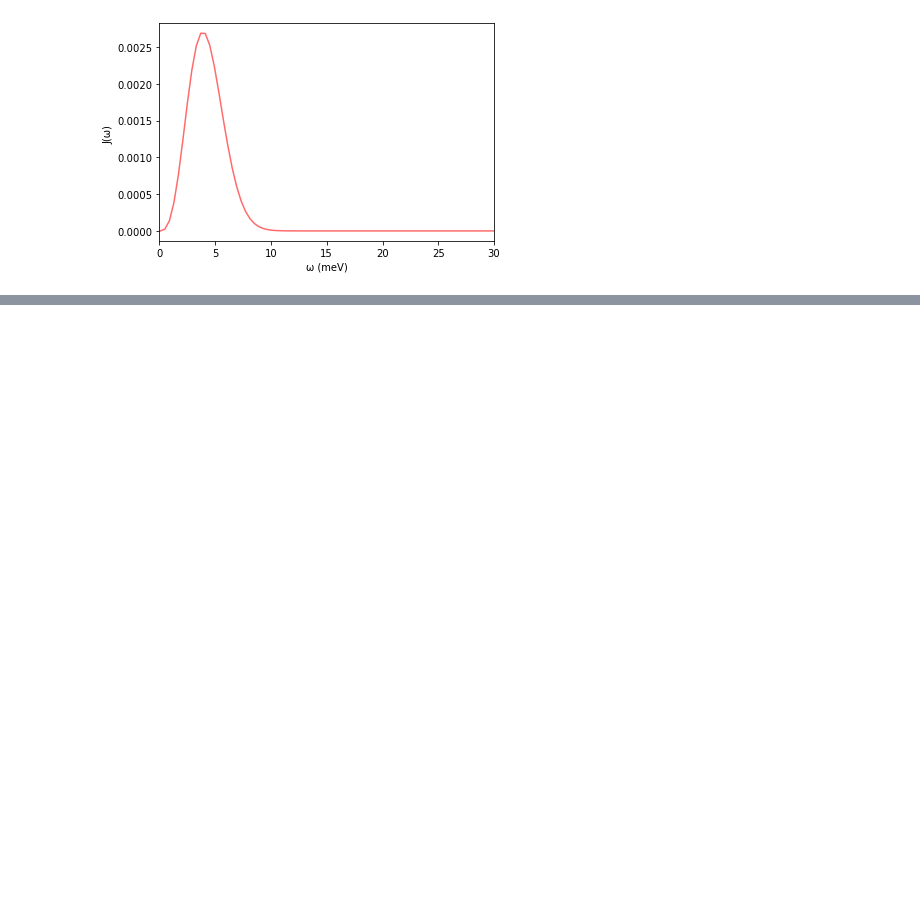
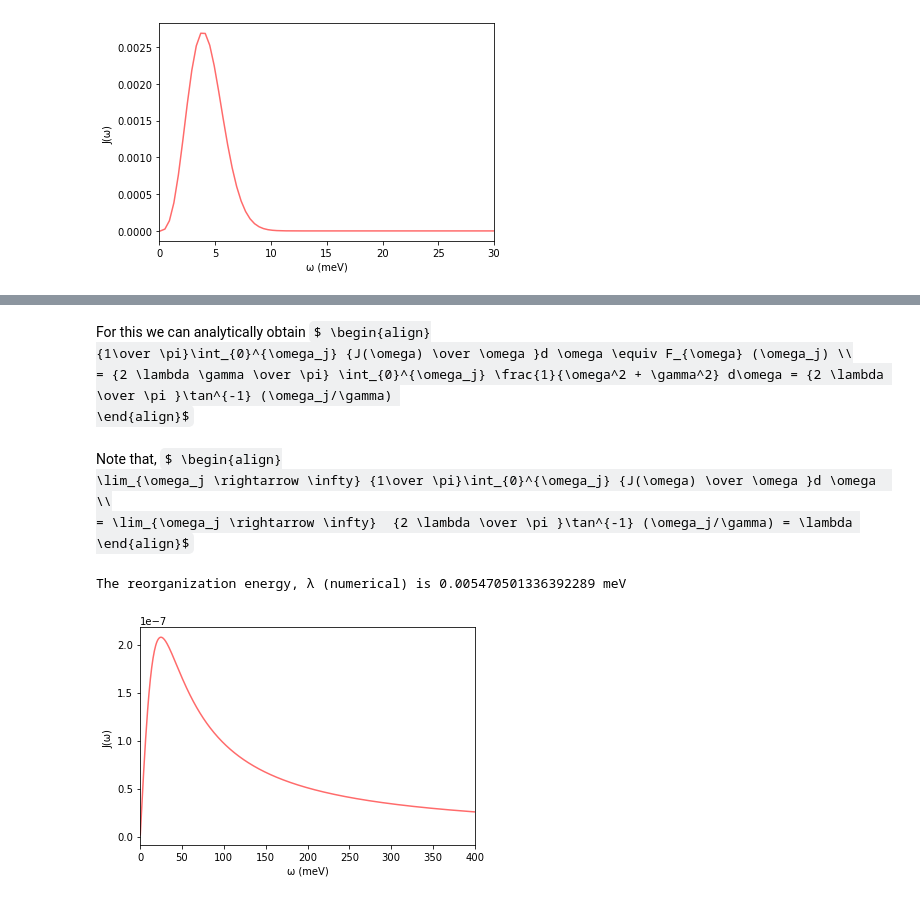
Before and after one commit to arkajitmandal/Bath-Discretization, a Jupyter notebook: bath.ipynb, the cells around one changed output, grey strips where cells are left out. Saved outputs shown, nothing was run; the diff lists cells and outputs as text; code cells hidden in the pictures; some formulas as TeX source; blank space fills up the shorter version.

```diff
--- a/bath.ipynb
+++ b/bath.ipynb
@@ -108,0 +140,33 @@ Total Reorganization Energy = 25.341305749349175 meV
+# %% [markdown]
+For this we  can analytically obtain $ \begin{align}
+ {1\over \pi}\int_{0}^{\omega_j} {J(\omega) \over \omega }d \omega \equiv F_{\omega} (\omega_j) \\
+ = {2 \lambda \gamma \over \pi} \int_{0}^{\omega_j} \frac{1}{\omega^2 + \gamma^2} d\omega = {2 \lambda \over \pi }\tan^{-1} (\omega_j/\gamma)
+ \end{align}$
+# %% [markdown]
+Note that,
+$ \begin{align}
+ \lim_{\omega_j \rightarrow \infty} {1\over \pi}\int_{0}^{\omega_j} {J(\omega) \over \omega }d \omega  \\
+ = \lim_{\omega_j \rightarrow \infty}  {2 \lambda \over \pi }\tan^{-1} (\omega_j/\gamma) = \lambda
+\end{align}$
+# %%
+def JD(ω):
+    𝛾  = 0.0009113 # 200 cm-1
+    ωb = 0.004556335
+    ɑ  =  0.1 * ωb
+    λ  = ɑ * 𝛾 /2
+    return 2*λ*𝛾*ω/(ω**2+𝛾**2)
+
+
+ω = np.linspace(0.0001,0.4,500)/27.2114
+fig = plt.figure()
+splt = fig.add_subplot(111)
+splt.set_ylabel('J(ω) ')
+splt.set_xlabel('ω (meV)')
+
+splt.plot(ω*27.2114 * 1000, JD(ω), c="#ff6b6b")
+plt.xlim(0,400)
+
+print ( "The reorganization energy, λ (numerical) is", (1/np.pi)* np.sum(JD(ω)/ω)* (ω[1]-ω[0]) * 27.2114 * 1000, "meV")
+# %% [output]
+The reorganization energy, λ (numerical) is 0.005470501336392289 meV
+[figure, added]
```
Also changed, not shown: parts of 8 cells of this notebook.
